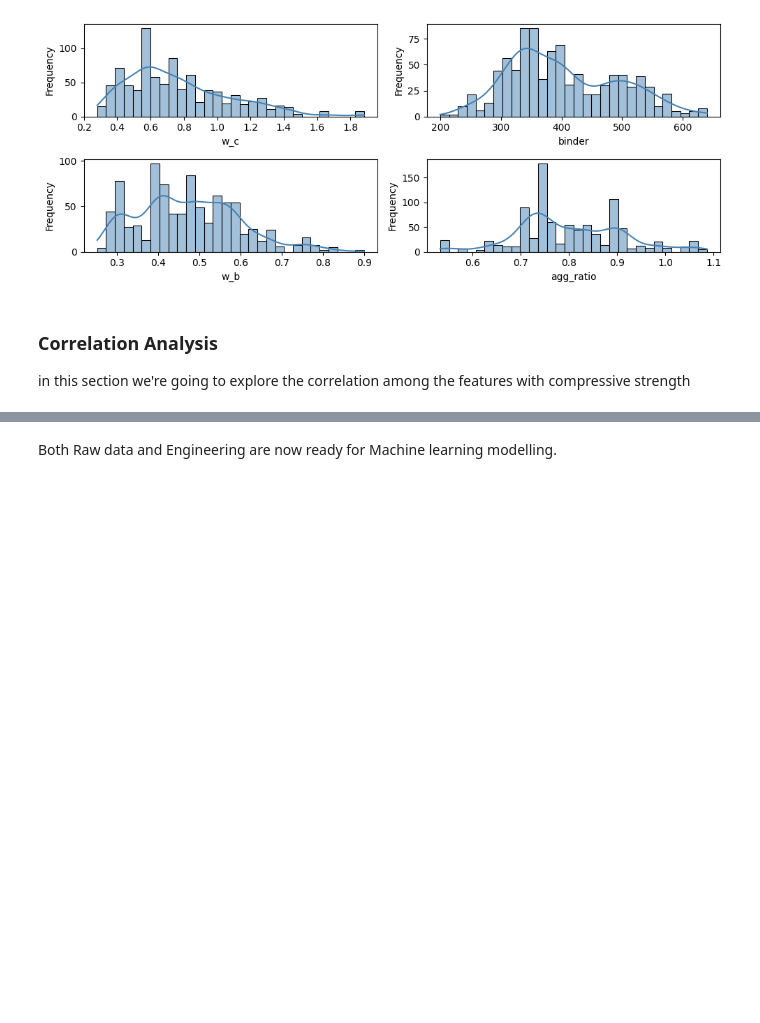
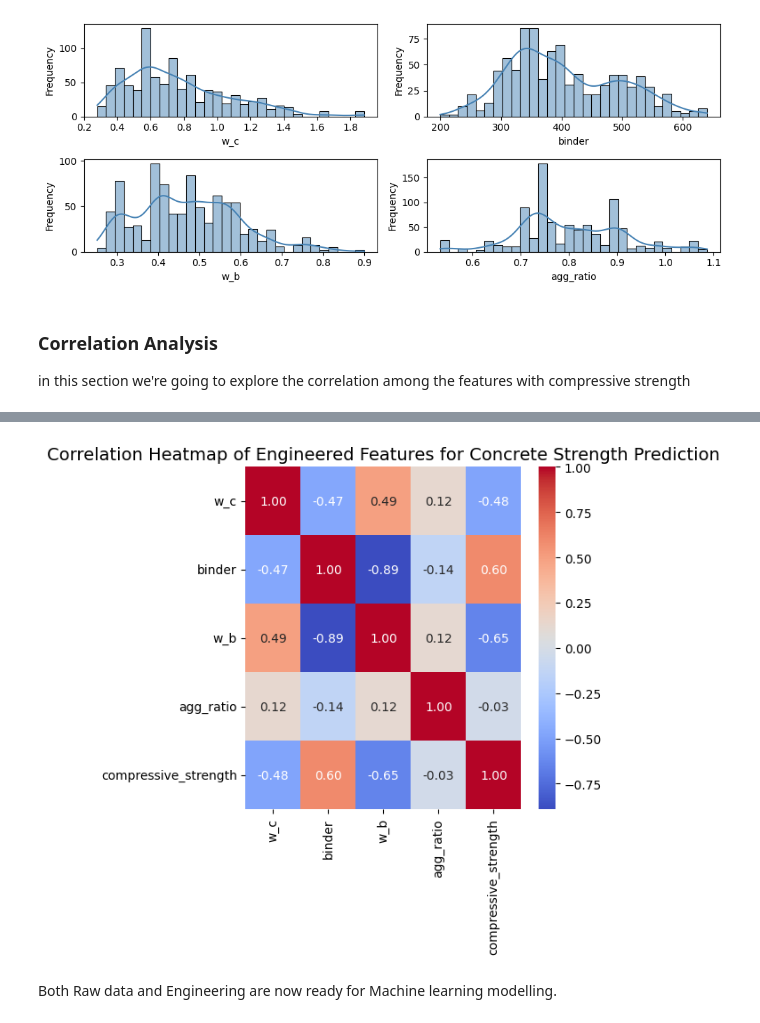
Before and after one commit to AbubakarDanhaya/Concrete_research, a Jupyter notebook: Feature_Design/Data_CleaningAndProcessing/notebook1.ipynb, the cells around one changed output, grey strips where cells are left out. Saved outputs shown, nothing was run; the diff lists cells and outputs as text; code cells hidden in the pictures; blank space fills up the shorter version.

```diff
--- a/Feature_Design/Data_CleaningAndProcessing/notebook1.ipynb
+++ b/Feature_Design/Data_CleaningAndProcessing/notebook1.ipynb
@@ -246,3 +255,12 @@ print(df_of_interest.head())
+# %%
+corr_matrix = df_of_interest.corr()
+
+plt.figure(figsize=(5, 5))
+sns.heatmap(corr_matrix, annot=True, cmap="coolwarm", fmt=".2f", cbar=True)
+plt.title("Correlation Heatmap of Engineered Features for Concrete Strength Prediction", fontsize=14)
+plt.show()
+# %% [output]
+[figure, added]
 # %%
 eng_data.to_csv("../data/eng_data.csv", index=False)
 clean_raw_data.to_csv("../data/raw_data.csv", index=False)
```
Also changed, not shown: parts of 2 cells of this notebook.
